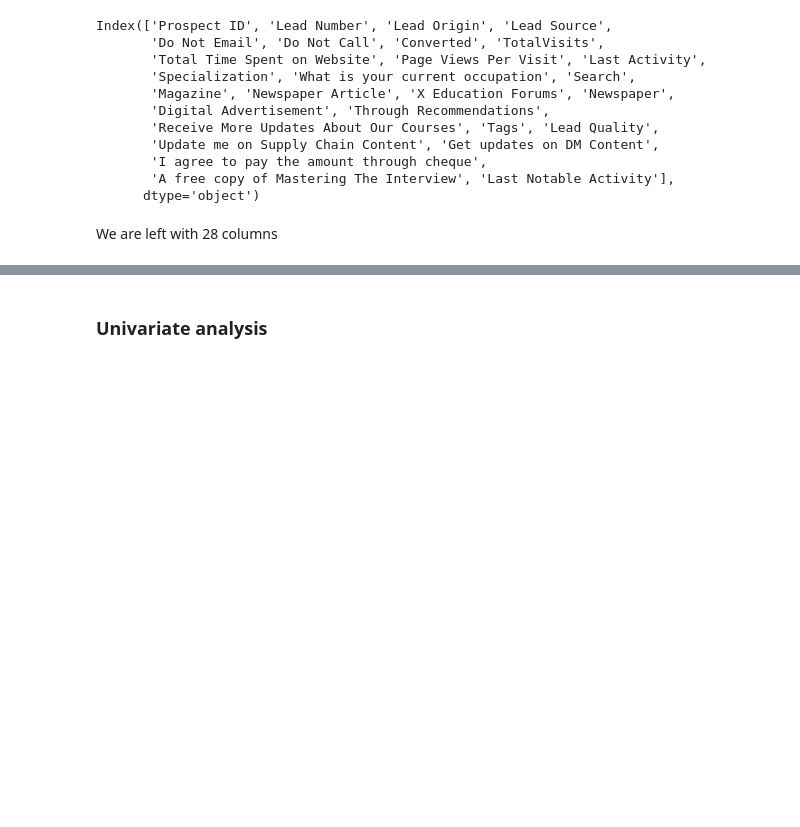
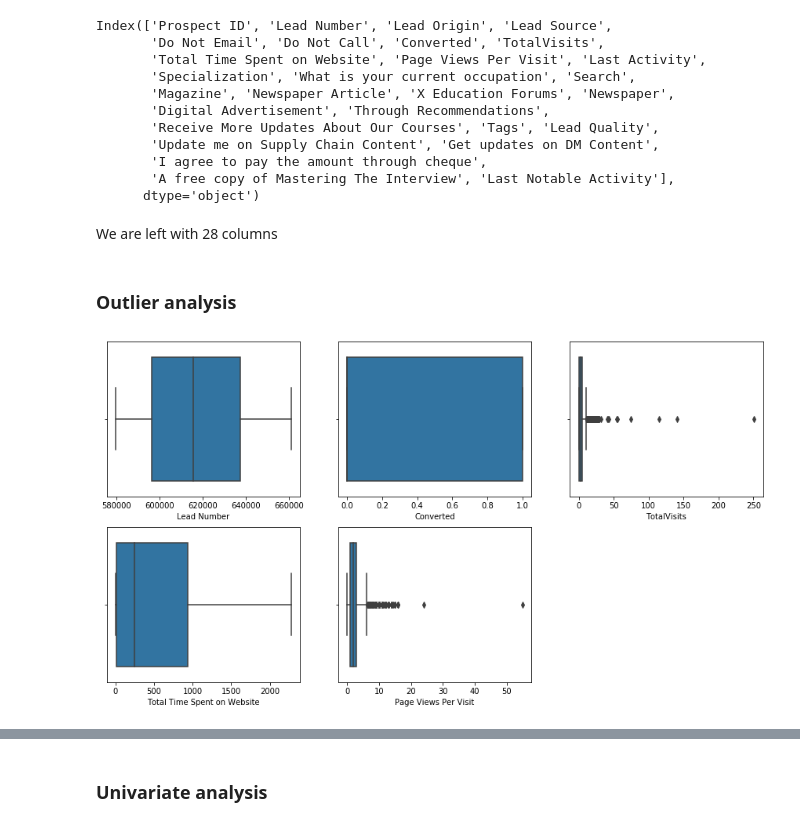
Before and after one commit to shaunakbatra/Project, a Jupyter notebook: Lead Scoring Case Study.ipynb, the cells around one changed output, grey strips where cells are left out. Drawn from its saved outputs; the diff is of its cells as text; code cells hidden in the pictures; blank space fills up the shorter version.

Commit message:
Completed outlier treatment

```diff
--- a/Lead Scoring Case Study.ipynb
+++ b/Lead Scoring Case Study.ipynb
@@ -449,3 +449,18 @@ Index(['Prospect ID', 'Lead Number', 'Lead Origin', 'Lead Source',
       dtype='object')
 # %% [markdown]
 We are left with 28 columns
+# %% [markdown]
+### Outlier analysis
+# %%
+#Get all numeric columns
+num_columns = df.select_dtypes(include=["int64", 'float64'])
+
+#Boxplot of numeric columns
+plt.figure(figsize=(15,8))
+for i, col in enumerate(num_columns):
+    plt.subplot(2,3,i+1)
+    sns.boxplot(df[col])
+
+plt.show()
+# %% [output]
+[figure, added]
```
Also changed, not shown: parts of 12 cells of this notebook.
